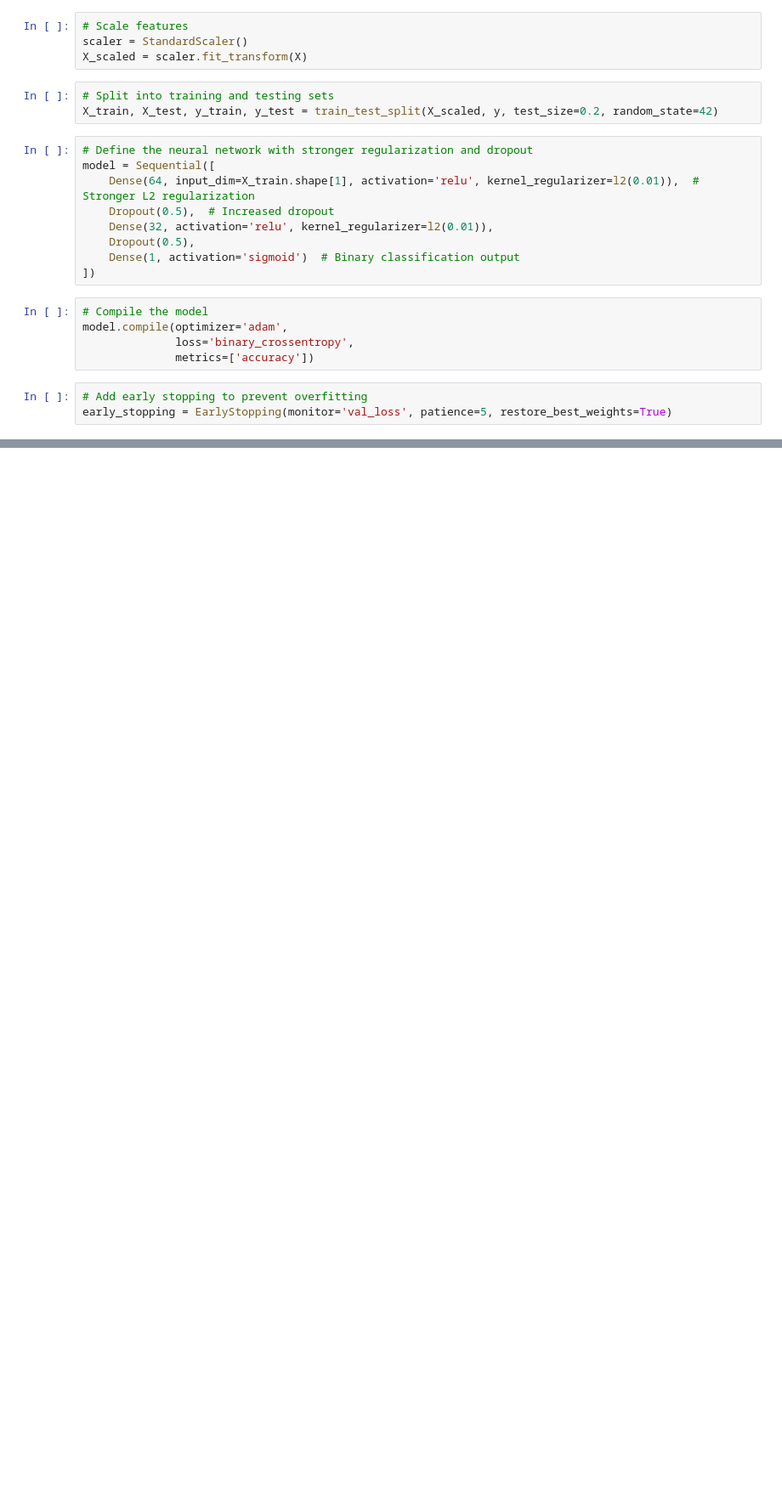
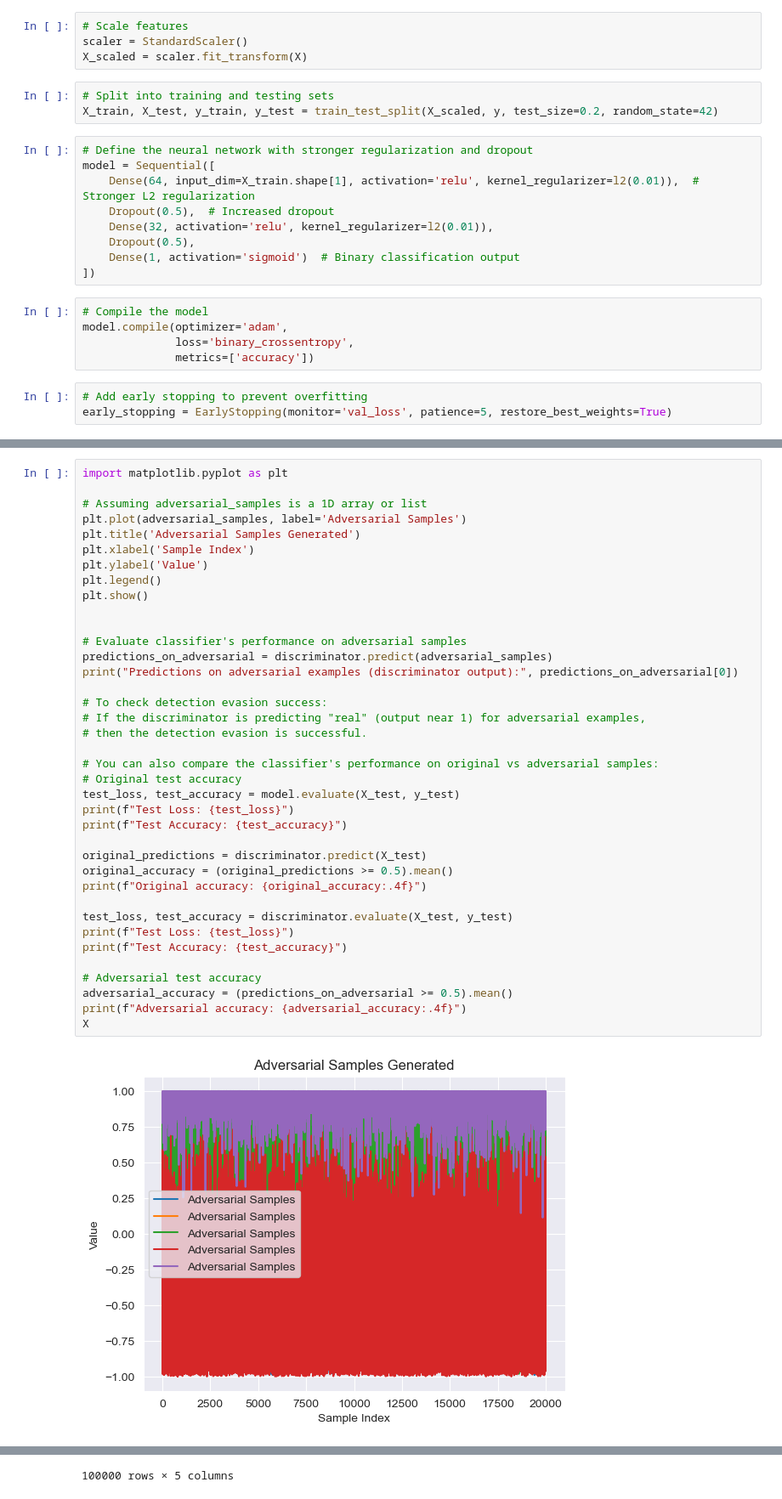
Before and after one commit to panayiotishad04/DDoS-Classification-Poisoning, a Jupyter notebook: nn_model.ipynb, the cells around one changed output, grey strips where cells are left out. Shown at 85% size. Cells and saved outputs as stored; diff of their text form; blank space fills up the shorter version.

```diff
--- a/nn_model.ipynb
+++ b/nn_model.ipynb
@@ -181,0 +334,40 @@ ROC-AUC Score: 1.00
+# %%
+import matplotlib.pyplot as plt
+
+# Assuming adversarial_samples is a 1D array or list
+plt.plot(adversarial_samples, label='Adversarial Samples')
+plt.title('Adversarial Samples Generated')
+plt.xlabel('Sample Index')
+plt.ylabel('Value')
+plt.legend()
+plt.show()
+
+
+# Evaluate classifier's performance on adversarial samples
+predictions_on_adversarial = discriminator.predict(adversarial_samples)
+print("Predictions on adversarial examples (discriminator output):", predictions_on_adversarial[0])
+
+# To check detection evasion success:
+# If the discriminator is predicting "real" (output near 1) for adversarial examples,
+# then the detection evasion is successful.
+
+# You can also compare the classifier's performance on original vs adversarial samples:
+# Original test accuracy
+test_loss, test_accuracy = model.evaluate(X_test, y_test)
+print(f"Test Loss: {test_loss}")
+print(f"Test Accuracy: {test_accuracy}")
+
+original_predictions = discriminator.predict(X_test)
+original_accuracy = (original_predictions >= 0.5).mean()
+print(f"Original accuracy: {original_accuracy:.4f}")
+
+test_loss, test_accuracy = discriminator.evaluate(X_test, y_test)
+print(f"Test Loss: {test_loss}")
+print(f"Test Accuracy: {test_accuracy}")
+
+# Adversarial test accuracy
+adversarial_accuracy = (predictions_on_adversarial >= 0.5).mean()
+print(f"Adversarial accuracy: {adversarial_accuracy:.4f}")
+X
+# %% [output]
+[figure, added]
@@ -181,0 +397 @@ ROC-AUC Score: 1.00
+100000 rows × 5 columns
```
Also changed, not shown: parts of 12 cells of this notebook, 3 other files.
